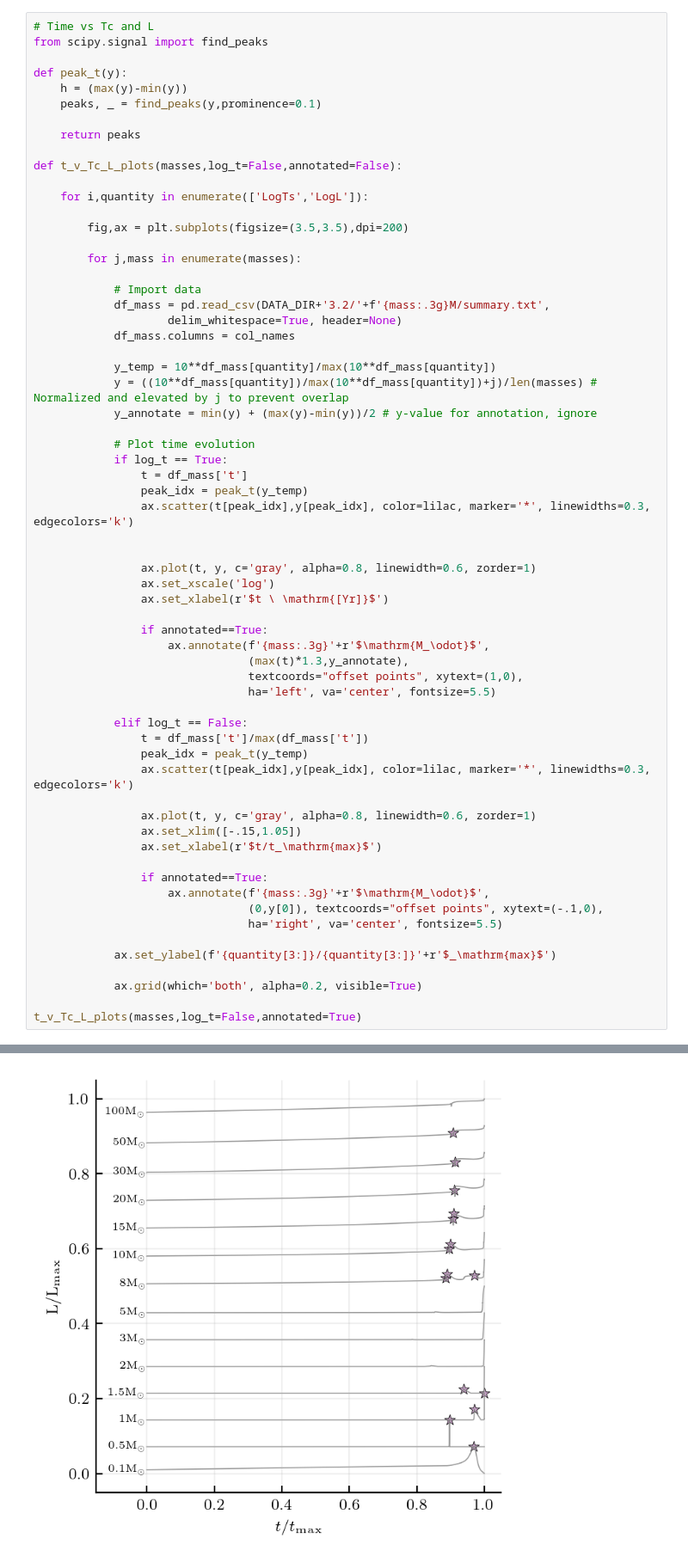
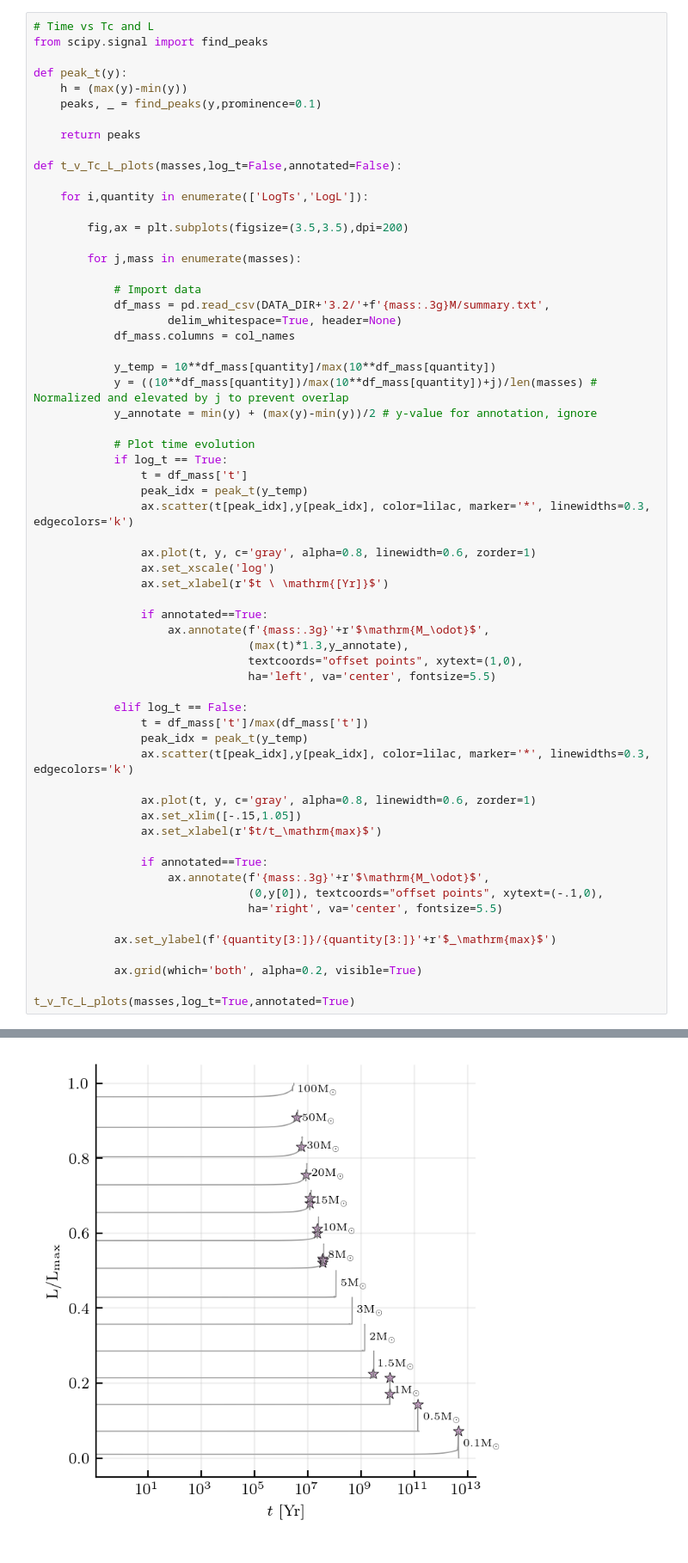
Before and after one commit to JeppJeppsson/Stellar_project, a Jupyter notebook: 3.2.ipynb, the cells around one changed output, grey strips where cells are left out. Shown at 86% size. Cells and saved outputs as stored; diff of their text form.

Commit message:
Time graph corrected

```diff
--- a/3.2.ipynb
+++ b/3.2.ipynb
@@ -266,7 +266,6 @@ def t_v_Tc_L_plots(masses,log_t=False,annotated=False):
                 peak_idx = peak_t(y_temp)
                 ax.scatter(t[peak_idx],y[peak_idx], color=lilac, marker='*', linewidths=0.3, edgecolors='k')
 
-
                 ax.plot(t, y, c='gray', alpha=0.8, linewidth=0.6, zorder=1)
                 ax.set_xscale('log')
                 ax.set_xlabel(r'$t \ \mathrm{[Yr]}$')
@@ -295,5 +294,5 @@ def t_v_Tc_L_plots(masses,log_t=False,annotated=False):
 
             ax.grid(which='both', alpha=0.2, visible=True)
 
-t_v_Tc_L_plots(masses,log_t=False,annotated=True)
+t_v_Tc_L_plots(masses,log_t=True,annotated=True)
 # %% [output]
@@ -301 +300 @@ t_v_Tc_L_plots(masses,log_t=False,annotated=True)
-[figure, old version]
+[figure, new version]
```
Also changed, not shown: parts of 2 cells of this notebook.
